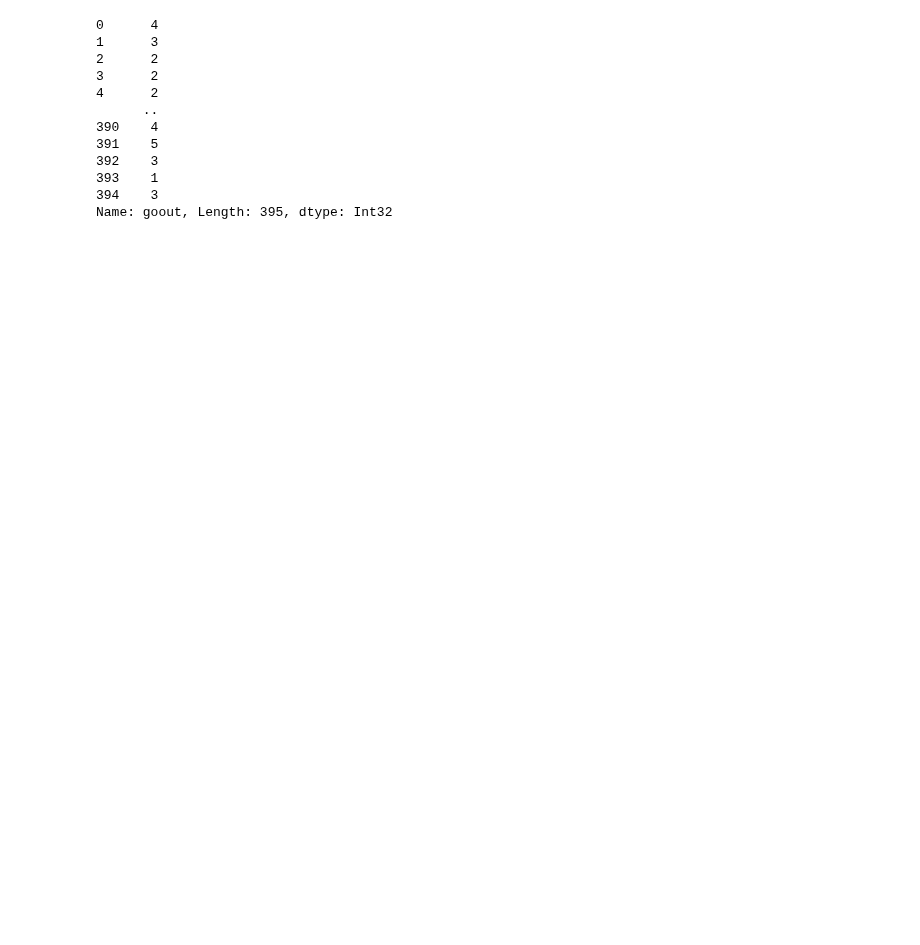
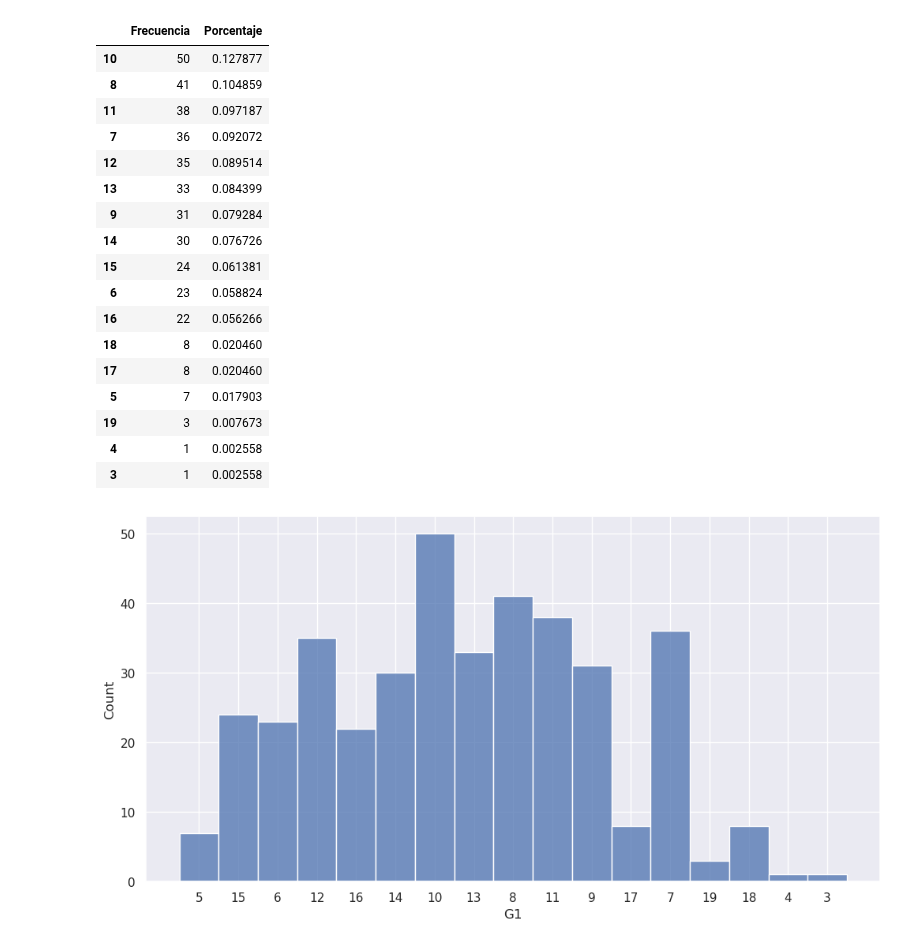
Before and after one commit to JavierRojas14/personal, a Jupyter notebook: G56/fundamentos-data-science/hito_2/hito_2_enunciado_2.ipynb, the cells around one changed output. Cells and saved outputs as stored; diff of their text form; code cells hidden in the pictures; blank space fills up the shorter version.

```diff
--- a/G56/fundamentos-data-science/hito_2/hito_2_enunciado_2.ipynb
+++ b/G56/fundamentos-data-science/hito_2/hito_2_enunciado_2.ipynb
@@ -20 +22,5 @@ df = aux2.cambiar_vars_numericas_en_string(df)
+# %%
+g1 = df['G1']
+g2 = df['G2']
+g3 = df['G3']
 # %%
@@ -36,15 +38,24 @@ df
-# %%
-df.goout
-# %% [output]
-0      4
-1      3
-2      2
-3      2
-4      2
-      ..
-390    4
-391    5
-392    3
-393    1
-394    3
-Name: goout, Length: 395, dtype: Int32
+# %%
+aux2.analizar_vector_objetivo_discreto(g1)
+aux2.analizar_vector_objetivo_discreto(g2)
+aux2.analizar_vector_objetivo_discreto(g3)
+# %% [output]
+|  | Frecuencia | Porcentaje |
+| 10 | 50 | 0.127877 |
+| 8 | 41 | 0.104859 |
+| 11 | 38 | 0.097187 |
+| 7 | 36 | 0.092072 |
+| 12 | 35 | 0.089514 |
+| 13 | 33 | 0.084399 |
+| 9 | 31 | 0.079284 |
+| 14 | 30 | 0.076726 |
+| 15 | 24 | 0.061381 |
+| 6 | 23 | 0.058824 |
+| 16 | 22 | 0.056266 |
+| 18 | 8 | 0.020460 |
+| 17 | 8 | 0.020460 |
+| 5 | 7 | 0.017903 |
+| 19 | 3 | 0.007673 |
+| 4 | 1 | 0.002558 |
+| 3 | 1 | 0.002558 |
+[figure, added]
```
Also changed, not shown: parts of 10 cells of this notebook, 1 other file.
